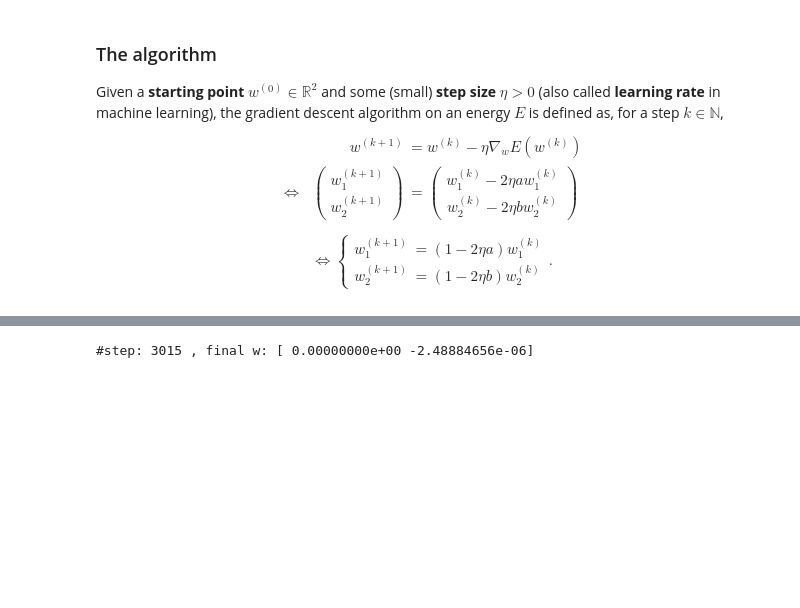
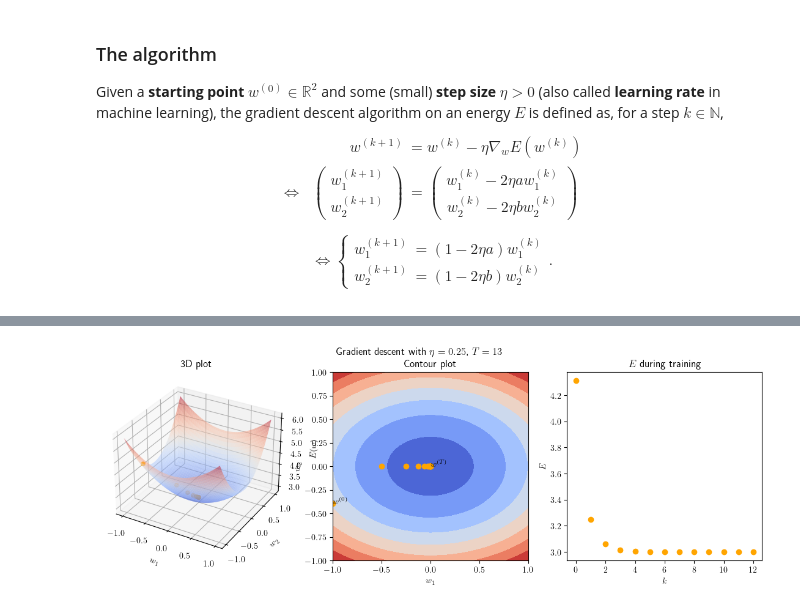
Before and after one commit to KarinaPapayia/OML2023, a Jupyter notebook: exercises/ex01/gradient_descent_illustration.ipynb, the cells around one changed output, grey strips where cells are left out. Cells and saved outputs as stored; diff of their text form; code cells hidden in the pictures; blank space fills up the shorter version.

```diff
--- a/exercises/ex01/gradient_descent_illustration.ipynb
+++ b/exercises/ex01/gradient_descent_illustration.ipynb
@@ -182,0 +217,2 @@ np.random.seed(1)  # set the random seed for reproducibility
+# %%
+eta = min(1/a, 1/b)/2   # the new learning rate
@@ -190,9 +233,13 @@ Initial w: [-0.16595599  0.44064899]
+# %%
+tol = 1e-3  # tolerance
+MAX_STEP = 10_000
+nstep = 0
+converged = False
 # %%
-tol = 1e-5  # tolerance
-nstep = 0
-while np.linalg.norm(grad_w) > tol:  # condition for stopping
+while not converged:  # condition for stopping
     grad_w = gradient_E(*w)
     w = w - eta * grad_w
     stats['w'].append(w)  # remb
     stats['E'].append(E(*w))
     nstep += 1
+    converged = np.linalg.norm(grad_w) < tol or nstep > MAX_STEP
@@ -213,4 +249,6 @@ plt.show()
+# %%
+utils.plot_GD((W1, W2, Z), (Warr, stats['E']), eta)
+# %% [output]
+[figure, added]
 # %%
 print("#step:", nstep, ", final w:", w)
-# %% [output]
-#step: 3015 , final w: [ 0.00000000e+00 -2.48884656e-06]
```
Also changed, not shown: parts of 26 cells of this notebook, 1 other file.
